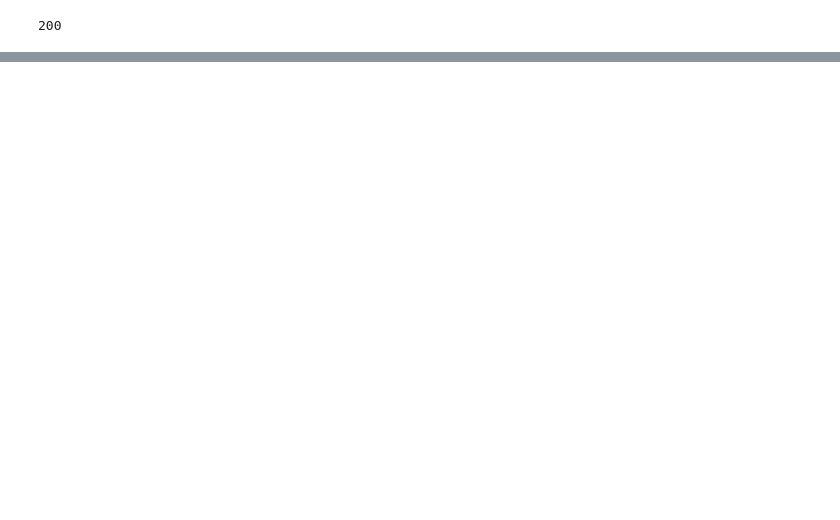
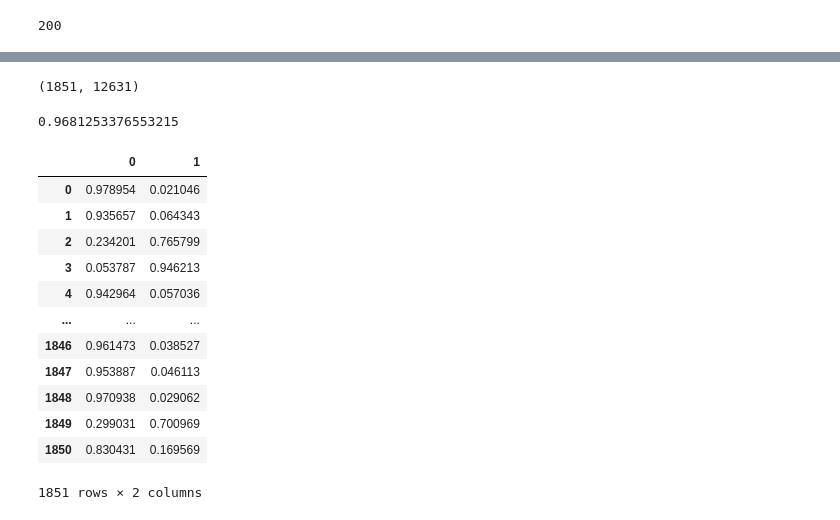
Before and after one commit to GParolini/spiced_academy_projects, a Jupyter notebook: project4_lyrics/project4_lyrics.ipynb, the cells around one changed output, grey strips where cells are left out. Saved outputs shown, nothing was run; the diff lists cells and outputs as text; code cells hidden in the pictures; blank space fills up the shorter version.

```diff
--- a/project4_lyrics/project4_lyrics.ipynb
+++ b/project4_lyrics/project4_lyrics.ipynb
@@ -103,0 +352,15 @@ spreen_lyrics = get_lyrics(lyric_urls_spreen, "Bruce Springsteen")
+# %%
+cleaned_tokens_str_format_test = []
+for element in cleaned_tokens_test:
+    my_str = " ".join(map(str, element))
+    cleaned_tokens_str_format_test.append(my_str)
+# %%
+X_test['cleaned_lyric'] = pd.Series(data=cleaned_tokens_str_format_test, index = X_test.index)
+# %%
+list_cleaned_lyrics_test = X_test['cleaned_lyric'].tolist()
+# %%
+X_test_transformed = pipeline.transform(list_cleaned_lyrics_test)
+# %%
+X_test_transformed.shape
+# %% [output]
+(1851, 12631)
@@ -103,0 +369,23 @@ spreen_lyrics = get_lyrics(lyric_urls_spreen, "Bruce Springsteen")
+# %%
+model.score(X_test_transformed, y_test)
+# %% [output]
+0.9681253376553215
+# %%
+
+
+probs = model.predict_proba(X_test_transformed)
+pd.DataFrame(probs)
+# %% [output]
+|  | 0 | 1 |
+| 0 | 0.978954 | 0.021046 |
+| 1 | 0.935657 | 0.064343 |
+| 2 | 0.234201 | 0.765799 |
+| 3 | 0.053787 | 0.946213 |
+| 4 | 0.942964 | 0.057036 |
+| ... | ... | ... |
+| 1846 | 0.961473 | 0.038527 |
+| 1847 | 0.953887 | 0.046113 |
+| 1848 | 0.970938 | 0.029062 |
+| 1849 | 0.299031 | 0.700969 |
+| 1850 | 0.830431 | 0.169569 |
+1851 rows × 2 columns
```
Also changed, not shown: parts of 42 cells of this notebook, 6 other files.
